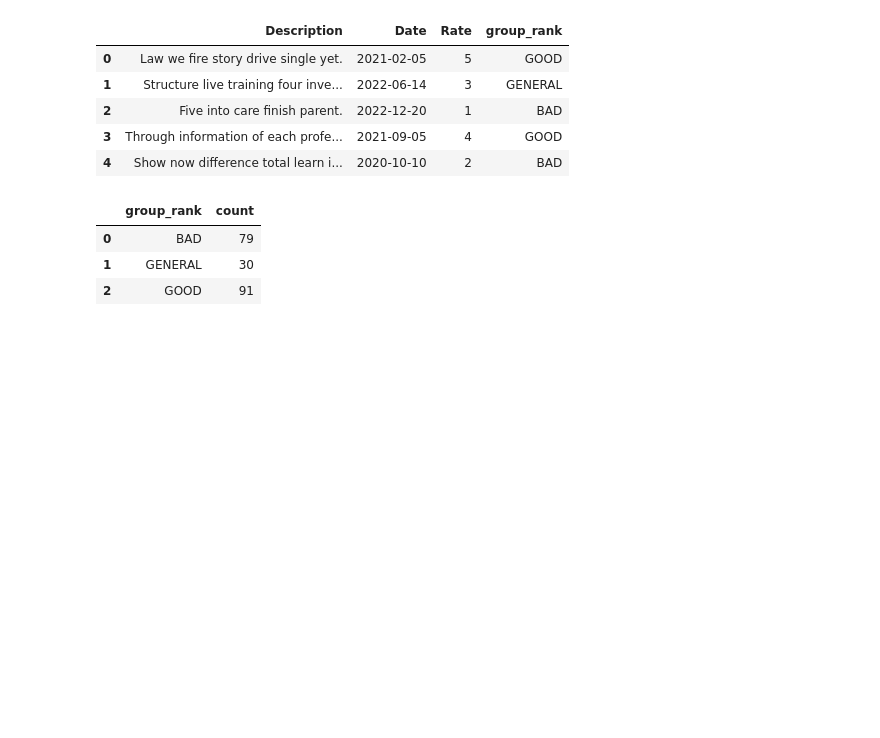
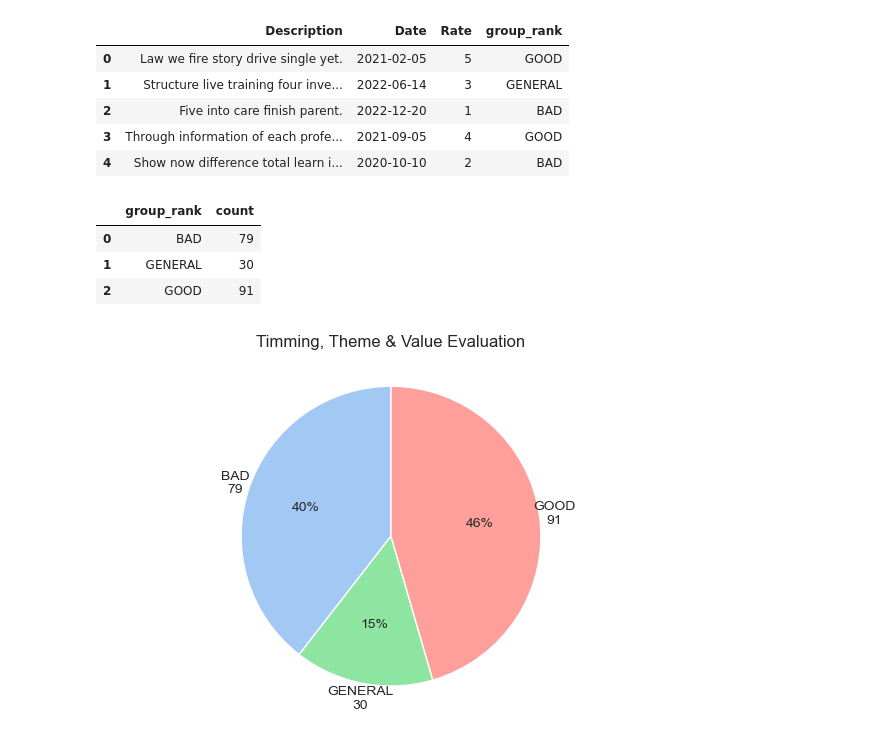
Before and after one commit to tenPro4/pandas_financial_statement, a Jupyter notebook: 10_ttv.ipynb, the cells around one changed output. Cells and saved outputs as stored; diff of their text form; code cells hidden in the pictures; blank space fills up the shorter version.

```diff
--- a/10_ttv.ipynb
+++ b/10_ttv.ipynb
@@ -58,3 +59,28 @@ fig.update_layout(width=600, height=500)  # Set figure size (in pixels)
 
 # Show the figure
 fig.show()
+# %%
+total_count = group_ranks['count'].sum()
+group_ranks['percentage'] = (group_ranks['count'] / total_count) * 100
+
+labels = [f"{group}\n{count:}" for group, count in zip(group_ranks['group_rank'], group_ranks['count'])]
+
+colors = sns.color_palette("pastel6")
+sns.set_style("whitegrid")
+
+plt.figure(figsize=(6,4))
+plt.pie(
+group_ranks['percentage'],
+labels=labels,
+autopct='%1.0f%%',
+startangle=90,
+colors=colors,
+textprops={'ha': 'center'}
+)
+plt.axis('equal')
+
+plt.suptitle('Timming, Theme & Value Evaluation')
+plt.tight_layout()
+plt.show()
+# %% [output]
+[figure, added]
```
Also changed, not shown: parts of 1 cell of this notebook, 5 other files.
